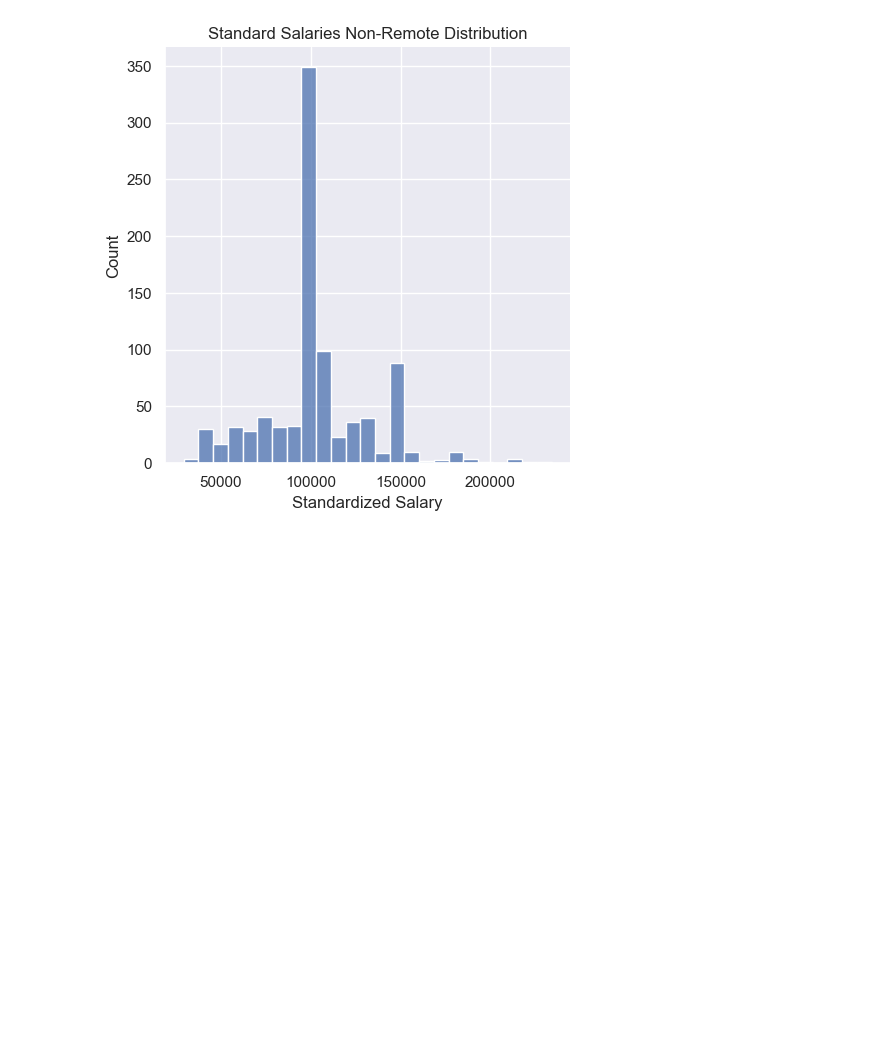
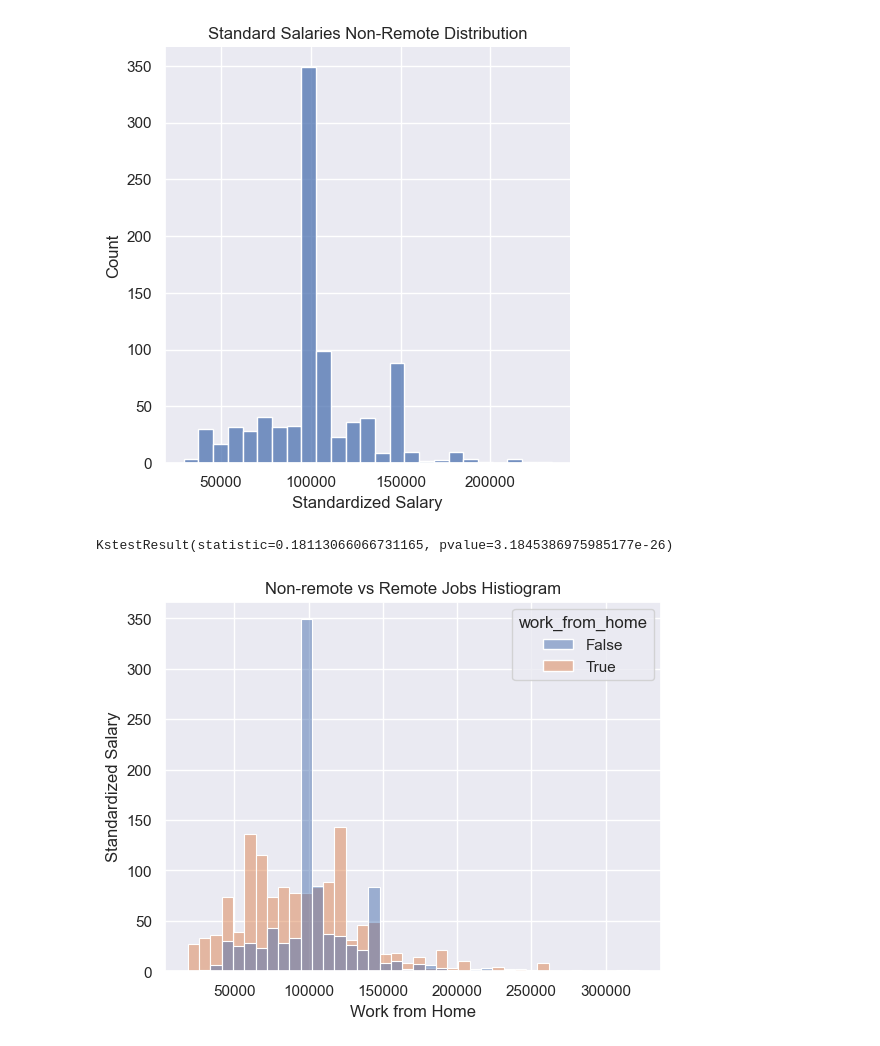
Before and after one commit to tpham16/Data-Analysts-Market-Analysis, a Jupyter notebook: eda.ipynb, the cells around one changed output. Saved outputs shown, nothing was run; the diff lists cells and outputs as text; code cells hidden in the pictures; blank space fills up the shorter version.

```diff
--- a/eda.ipynb
+++ b/eda.ipynb
@@ -44,3 +64,18 @@ plt.savefig('images/std_salaries_nonremote_dis.png', dpi = 300, bbox_inches = "t
 plt.show()
 # %% [output]
 [figure]
+# %%
+# KS Test
+stats.kstest(nonremote_salaries['salary_standardized'], stats.norm.cdf, args = (nonremote_salaries['salary_standardized'].mean(), nonremote_salaries['salary_standardized'].std()))
+# %% [output]
+KstestResult(statistic=0.18113066066731165, pvalue=3.1845386975985177e-26)
+# %%
+# hist plot non-remote vs remote
+sns.histplot(data=standard_salaries, x = standard_salaries['salary_standardized'], hue = 'work_from_home')
+plt.title('Non-remote vs Remote Jobs Histiogram')
+plt.xlabel('Work from Home')
+plt.ylabel('Standardized Salary')
+plt.savefig('images/nonremotevsremote_jobs_hist.png', dpi = 300, bbox_inches = "tight")
+plt.show()
+# %% [output]
+[figure, added]
```
Also changed, not shown: parts of 28 cells of this notebook, 21 other files.
